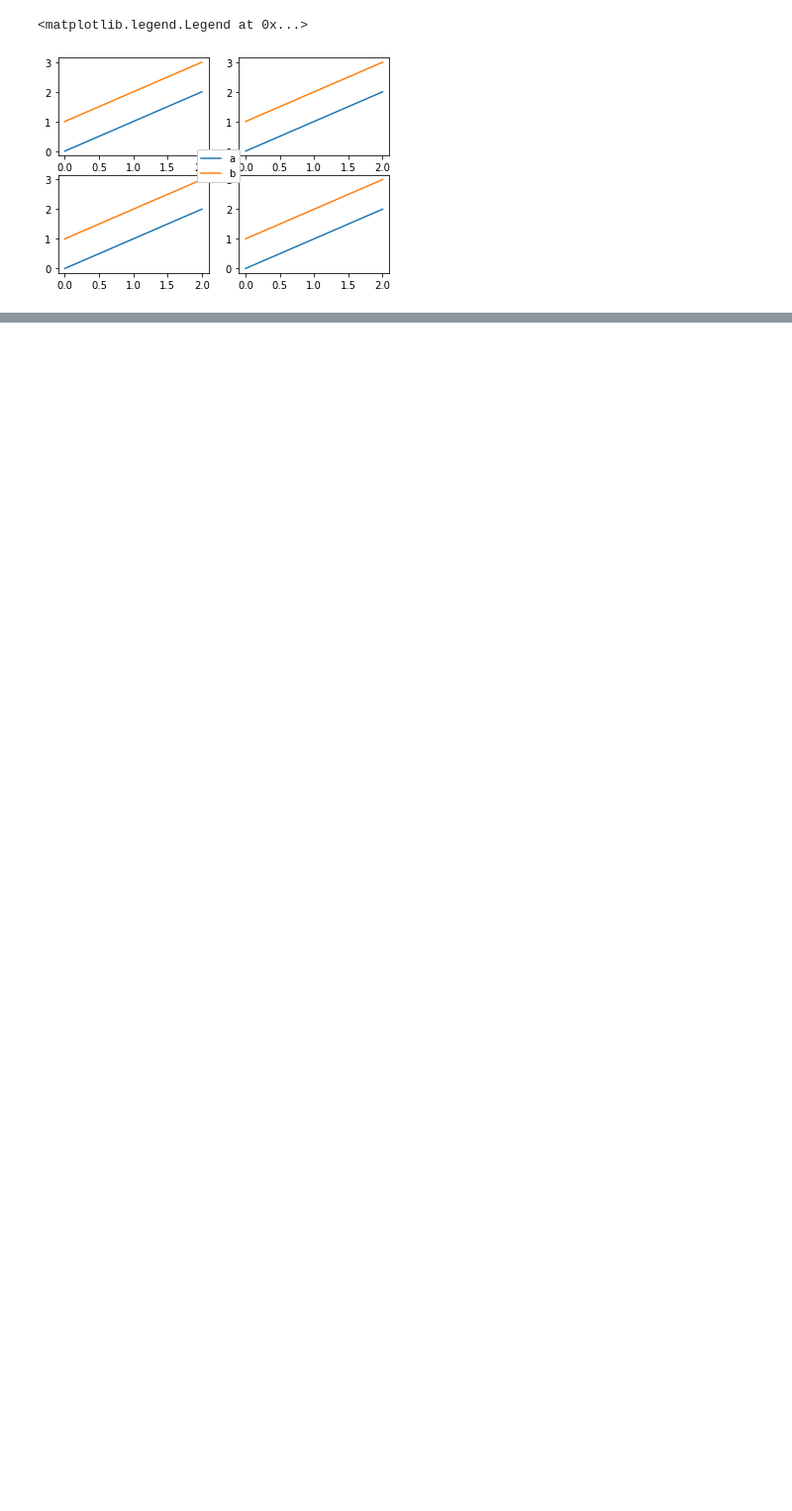
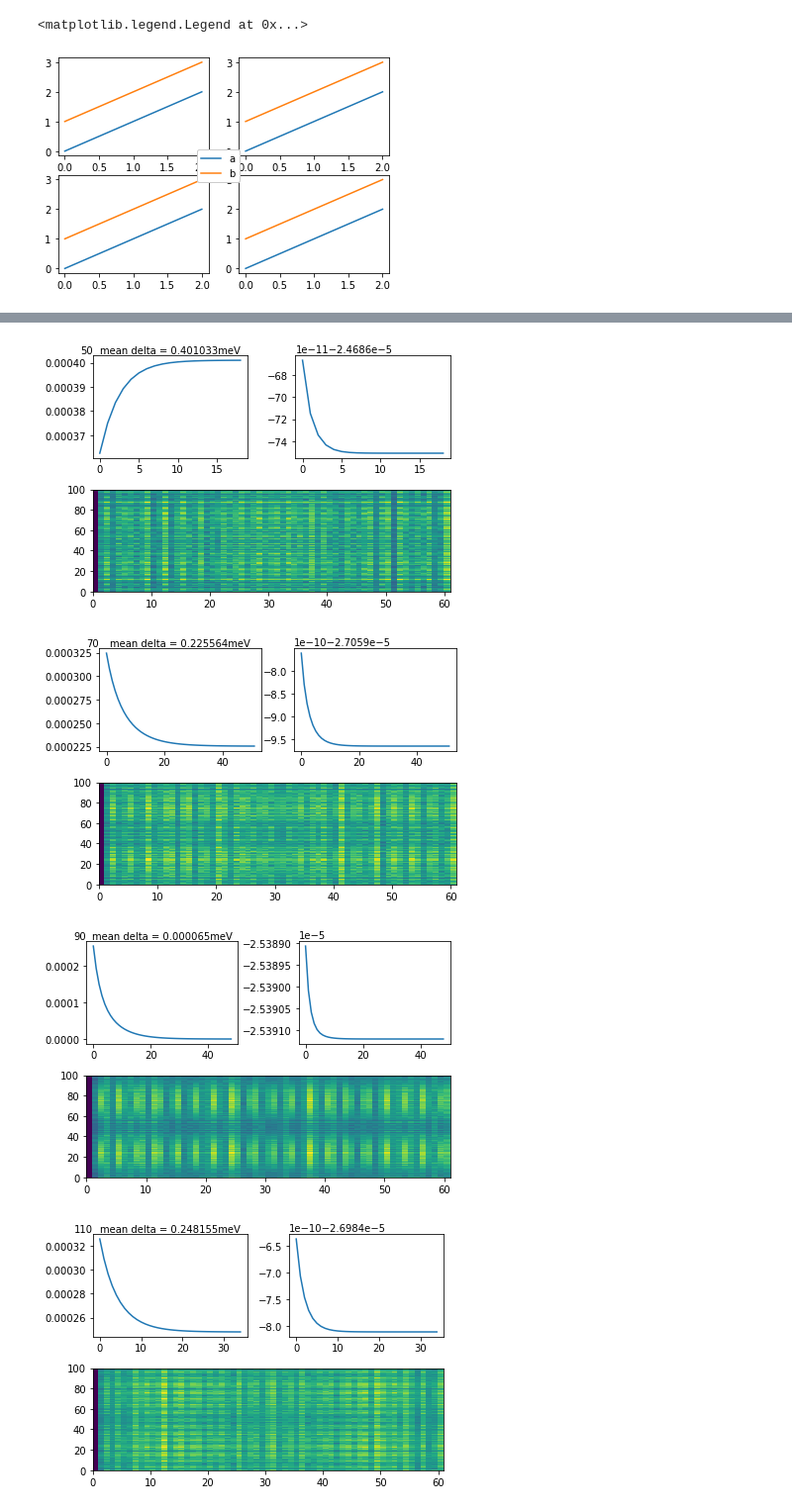
Before and after one commit to hainingpan/AlEuS, a Jupyter notebook: Untitled.ipynb, the cells around one changed output, grey strips where cells are left out. Shown at 99% size. Saved outputs shown, nothing was run; the diff lists cells and outputs as text; code cells hidden in the pictures; blank space fills up the shorter version.

```diff
--- a/Untitled.ipynb
+++ b/Untitled.ipynb
@@ -188,0 +183,3 @@ plt.pcolormesh(z['dlist'][:,:,-1])
+# %%
+i=1000
+Nk80[i]=loadmat('Nk(80,100,{:d})g9.10ED1.0.mat'.format(i))
@@ -188,0 +317,12 @@ plt.pcolormesh(z['dlist'][:,:,-1])
+# %%
+data=zz['20']
+
+fig,ax=plt.subplots(2,2)
+ax[0,0].plot(np.mean(data['dlist'][:,-60:,:],(0,1)))
+ax[0,0].text(.5,1,'mean delta = {:f}meV'.format(1000*np.mean(data['dlist'][:,-60:,:],(0,1))[-1]),ha='center',va='bottom',transform=ax[0,0].transAxes)
+ax[0,1].plot(data['htotlist'][0])
+gs = ax[1, 0].get_gridspec()
+ax[1,0].remove()
+ax[1,1].remove()
+axbig = fig.add_subplot(gs[1,:])
+axbig.pcolormesh(data['dlist'][:,:,-1])
@@ -188,0 +331,14 @@ plt.pcolormesh(z['dlist'][:,:,-1])
+# %%
+def show_plot(data,label):
+    fig,ax=plt.subplots(2,2)
+    ax[0,0].plot(np.mean(data['dlist'][:,-60:,:],(0,1)))
+    ax[0,0].text(.5,1,'mean delta = {:f}meV'.format(1000*np.mean(data['dlist'][:,-60:,:],(0,1))[-1]),ha='center',va='bottom',transform=ax[0,0].transAxes)
+    ax[0,1].plot(data['htotlist'][0])
+    gs = ax[1, 0].get_gridspec()
+    ax[1,0].remove()
+    ax[1,1].remove()
+    axbig = fig.add_subplot(gs[1,:])
+    axbig.pcolormesh(data['dlist'][:,:,-1])
+    ax[0,0].text(-0,1,label,transform=ax[0,0].transAxes,ha='right',va='bottom')
+    fig.tight_layout()
+    return 1000*np.mean(data['dlist'][:,-60:,:],(0,1))[-1]
@@ -188,0 +350,12 @@ plt.pcolormesh(z['dlist'][:,:,-1])
+# %%
+Nk61={}
+for i in np.concatenate((np.arange(50,150,20),np.arange(150,501,50),np.arange(600,1101,100))):
+    Nk61[i]=loadmat('Nk(61,100,{:d})g9.10ED1.0.mat'.format(i))
+# %%
+for i in np.concatenate((np.arange(50,150,20),np.arange(150,501,50),np.arange(600,1101,100))):
+    show_plot(Nk61[i],i)
+# %% [output]
+[figure, added]
+[figure, added]
+[figure, added]
+[figure, added]
```
Also changed, not shown: parts of 94 cells of this notebook, 24 other files.
